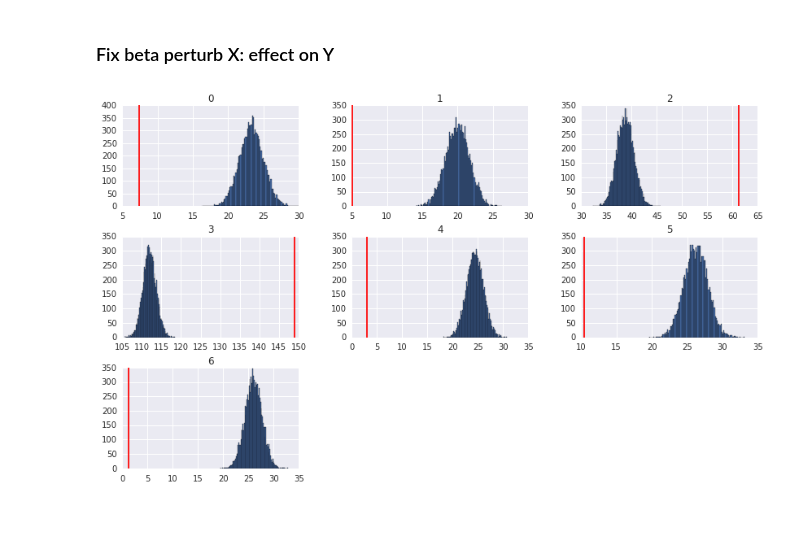
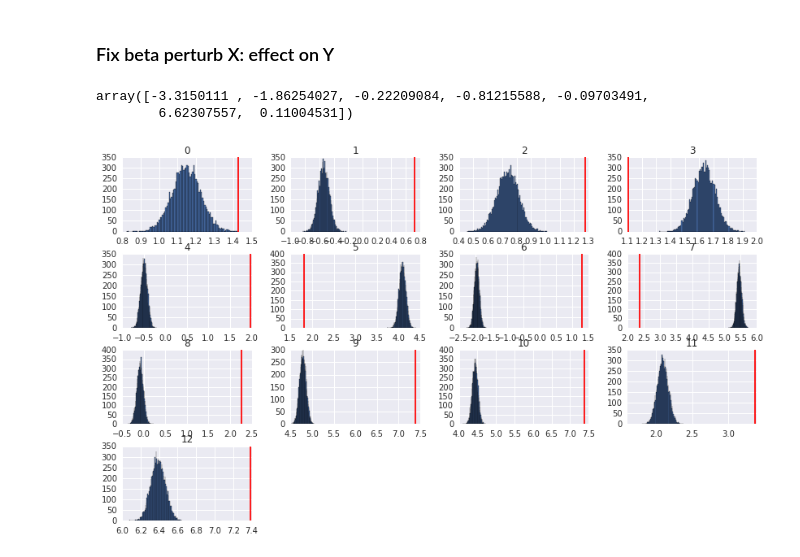
Before and after one commit to VictoriaDM/tulip, a Jupyter notebook: src/preliminary_study_on_regression.ipynb, the cells around one changed output. Drawn from its saved outputs; the diff is of its cells as text; code cells hidden in the pictures; blank space fills up the shorter version.

```diff
--- a/src/preliminary_study_on_regression.ipynb
+++ b/src/preliminary_study_on_regression.ipynb
@@ -85,6 +95,6 @@ for i in range(0,10000):
 # Let us look at the systematic bias and variation (sigma)
 _ = pd.DataFrame(errors).hist(bins=100)
 axes = gcf().get_axes()
-for i,ax in enumerate(axes):
-    ax.axvline(beta[i], color='r', lw=2)
+for i in range(0, len(beta)):
+    axes[i].axvline(beta[i], color='r', lw=2)
 # %% [output]
@@ -105,22 +115,28 @@ _ = df_errors.boxplot()
 # %% [markdown]
 ### Fix beta perturb X: effect on Y
+# %%
+beta = linreg.estimate_beta(X,Y)
+beta
+# %% [output]
+array([-3.3150111 , -1.86254027, -0.22209084, -0.81215588, -0.09703491,
+        6.62307557,  0.11004531])
 # %%
 def predict(X, beta, noise_level=0):
-    this = linear_model(X+np.random.randn(N,p)*noise_level, beta)
+    this = linreg.linear_model(X+np.random.randn(N,p)*noise_level, beta)
     return this
 # %%
 yerrors = []
 for i in range(0,10000):
-    y = predict(X, beta, noise_level=0.1) #0.1 leads to CV of 0.06
+    y = predict(X, beta, noise_level=0.01) #0.1 leads to CV of 0.06
     yerrors.append(y)
 yerrors = pd.DataFrame(yerrors)
 # %%
 _ = yerrors.hist(bins=100)
 axes = gcf().get_axes()
-for i,ax in enumerate(axes[0:-2]):
-    ax.axvline(Y[i], color='r')
+for i in range(0, len(Y)):
+    axes[i].axvline(Y[i], color='r')
 # %% [output]
-[figure, old version]
+[figure, new version]
 # %%
 _ = yerrors.boxplot()
 # %% [output]
```
Also changed, not shown: parts of 17 cells of this notebook.
